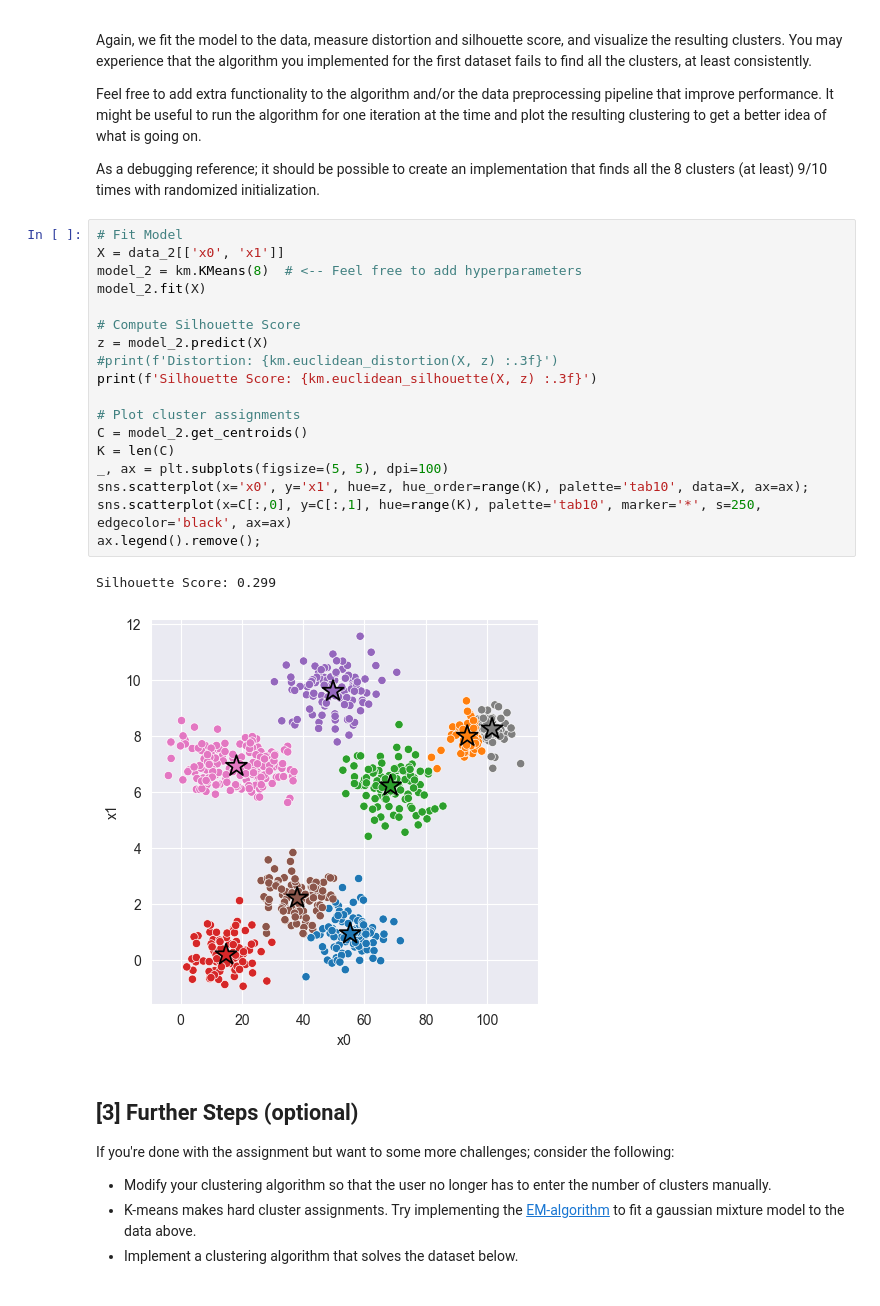
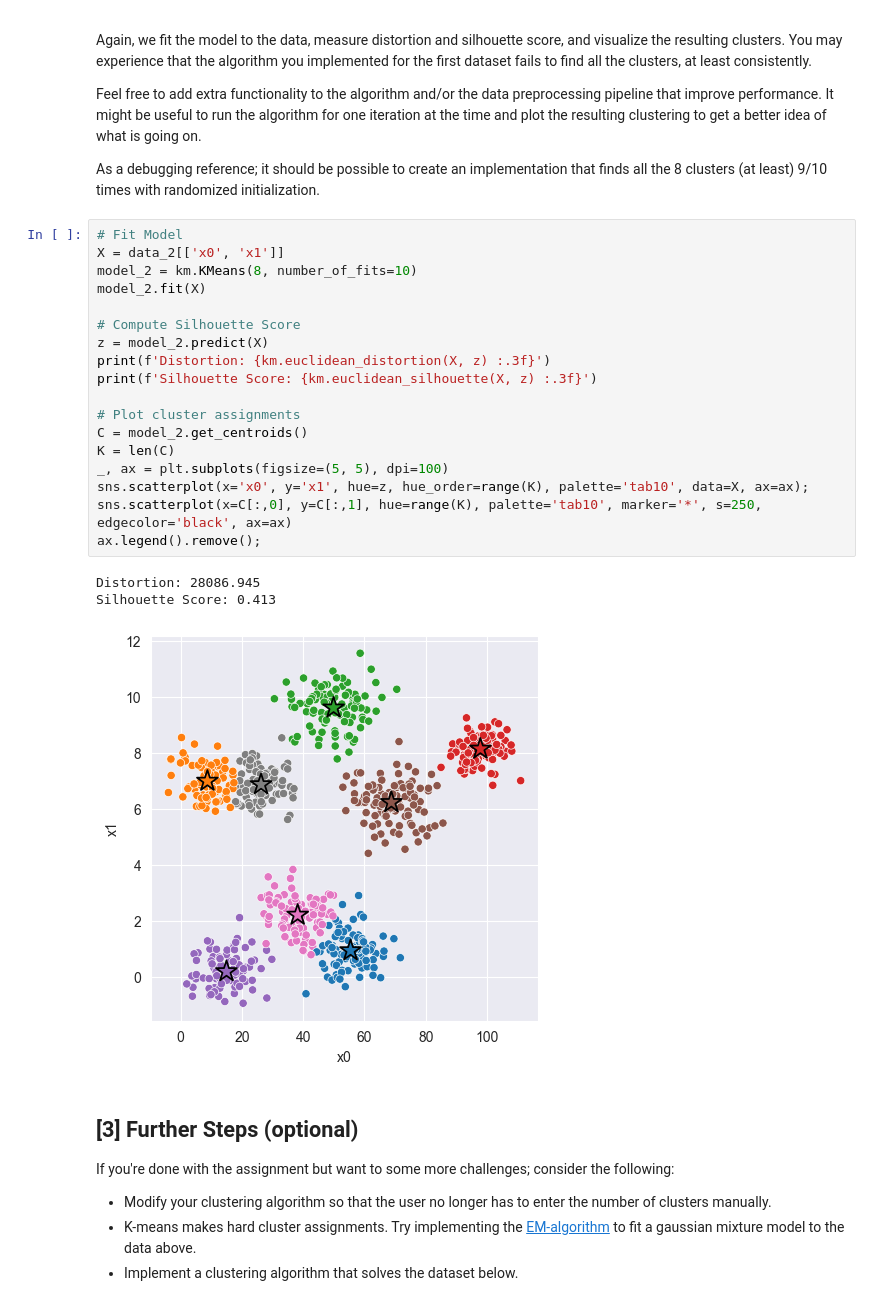
Before and after one commit to ellingsvee/TDT-4173-2023-task-1, a Jupyter notebook: k_means/experiment.ipynb, the cells around one changed output. Drawn from its saved outputs; the diff is of its cells as text.

Commit message:
Fixed so that you can fit multiple times and "choose" the best one based on the score

```diff
--- a/k_means/experiment.ipynb
+++ b/k_means/experiment.ipynb
@@ -126,24 +126,25 @@ As a debugging reference; it should be possible to create an implementation that
 # %%
 # Fit Model
 X = data_2[['x0', 'x1']]
-model_2 = km.KMeans(8)  # <-- Feel free to add hyperparameters
+model_2 = km.KMeans(8, number_of_fits=10)
 model_2.fit(X)
 
 # Compute Silhouette Score
 z = model_2.predict(X)
-#print(f'Distortion: {km.euclidean_distortion(X, z) :.3f}')
+print(f'Distortion: {km.euclidean_distortion(X, z) :.3f}')
 print(f'Silhouette Score: {km.euclidean_silhouette(X, z) :.3f}')
 
 # Plot cluster assignments
 C = model_2.get_centroids()
 K = len(C)
 _, ax = plt.subplots(figsize=(5, 5), dpi=100)
 sns.scatterplot(x='x0', y='x1', hue=z, hue_order=range(K), palette='tab10', data=X, ax=ax);
 sns.scatterplot(x=C[:,0], y=C[:,1], hue=range(K), palette='tab10', marker='*', s=250, edgecolor='black', ax=ax)
 ax.legend().remove();
 # %% [output]
-Silhouette Score: 0.299
+Distortion: 28086.945
+Silhouette Score: 0.413
-[figure, old version]
+[figure, new version]
 # %% [markdown]
 ## [3] Further Steps (optional)
 
```
Also changed, not shown: parts of 1 cell of this notebook, 1 other file.
